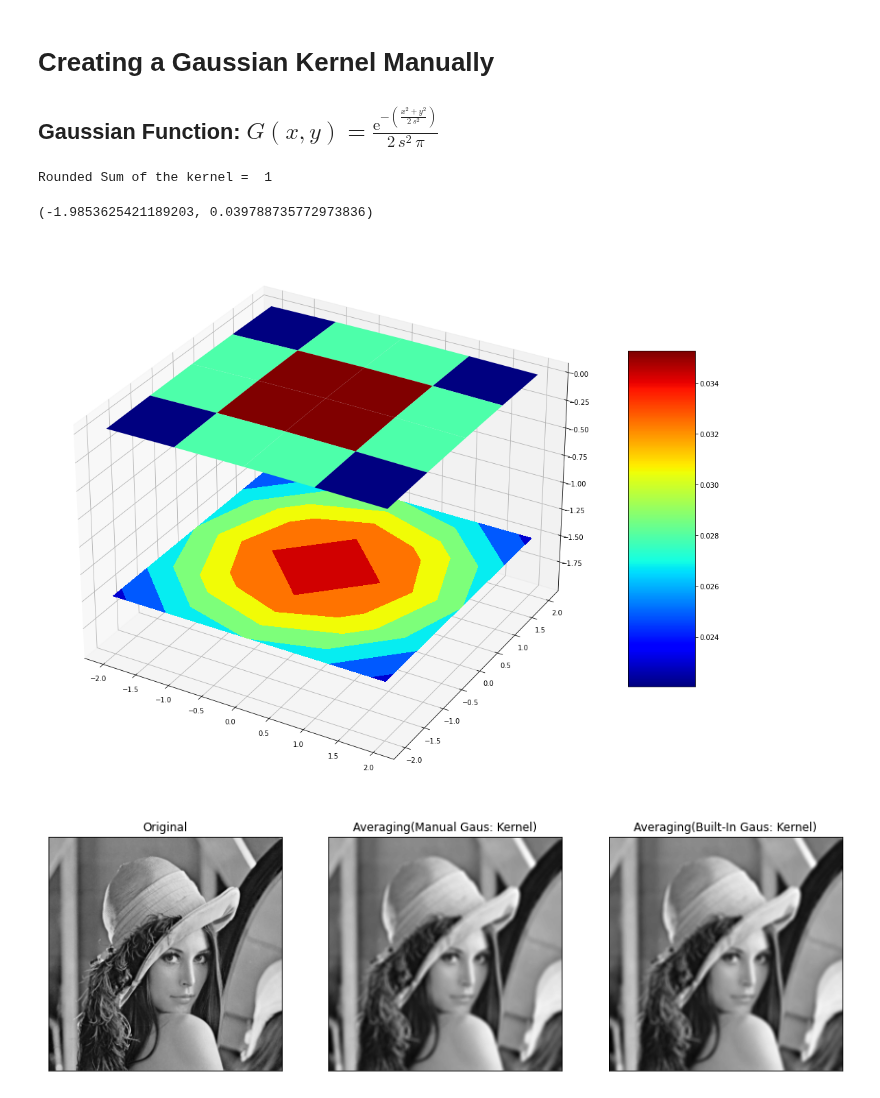
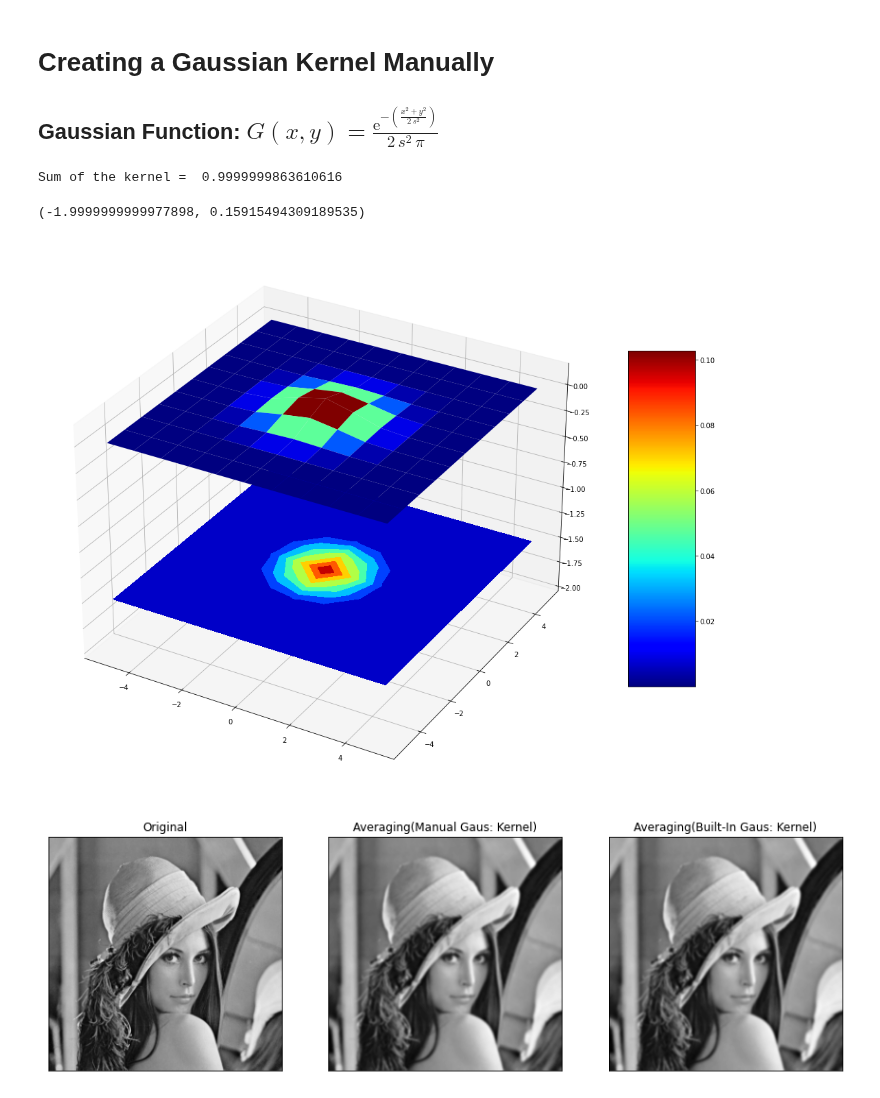
Before and after one commit to bimalka98/Computer-Vision-and-Image-Processing, a Jupyter notebook: PracticeCV/GaussianKernel.ipynb, the cells around one changed output. Cells and saved outputs as stored; diff of their text form; code cells hidden in the pictures.

```diff
--- a/PracticeCV/GaussianKernel.ipynb
+++ b/PracticeCV/GaussianKernel.ipynb
@@ -5,39 +5,39 @@
 # %%
 import numpy as np
 import matplotlib.pyplot as plt
 import cv2 as cv
 from mpl_toolkits.mplot3d import Axes3D
 from matplotlib import cm
 from matplotlib.ticker import LinearLocator, FormatStrFormatter
 
 fig = plt.figure(figsize=(18,18))
 ax = fig.add_subplot(111, projection ='3d')
 
-dim_of_kernel = 5 # dimension 0f the kernel = 7*7
+dim_of_kernel = 11 # dimension 0f the kernel = 11*11
 max_abs = np.floor(dim_of_kernel/2)
-x_range = np.arange(-max_abs,max_abs +1,1) #(form -3 to +3 range)
-y_range = np.arange(-max_abs,max_abs +1,1) #(form -3 to +3 range)
+x_range = np.arange(-max_abs,max_abs +1,1) #(form -5 to +5 range)
+y_range = np.arange(-max_abs,max_abs +1,1) #(form -5 to +5 range)
 
 X,Y = np.meshgrid(x_range, y_range)
 
-sigma = 2 # standard deviation of the distribution
+sigma = 1 # standard deviation of the distribution
 Z = np.exp((-(X**2 + Y**2))/(2*sigma**2))/(2*np.pi*sigma**2) # Gaussian function
-print("Rounded Sum of the kernel = ",round(sum(sum(Z))))
+print("Sum of the kernel = ",sum(sum(Z)))
 #print("Gaussian Kernel = \n",Z)
 
 #plotting the surface
 surf = ax.plot_surface(X,Y,Z, cmap = cm.jet, linewidth=0, antialiased=True)
 
 #ax.zaxis.set_major_locator(LinearLocator(10))
 #ax.zaxis.set_major_formatter(FormatStrFormatter('%.02f'))
 #ax.set_aspect('auto', 'box')
 fig.colorbar(surf, shrink=0.5, aspect=5)
 cset = ax.contourf(X, Y, Z, zdir='z', offset=np.min(Z) -1.5, cmap=cm.jet)
 ax.set_zlim(np.min(Z) - 2, np.max(Z))
 # %% [output]
-Rounded Sum of the kernel =  1
+Sum of the kernel =  0.9999999863610616
-(-1.9853625421189203, 0.039788735772973836)
+(-1.9999999999977898, 0.15915494309189535)
-[figure, old version]
+[figure, new version]
 # %%
 # original img size 768*1024
 img = cv.imread('Lenna.png', cv.IMREAD_REDUCED_GRAYSCALE_2)
```
Also changed, not shown: 4 other files.
